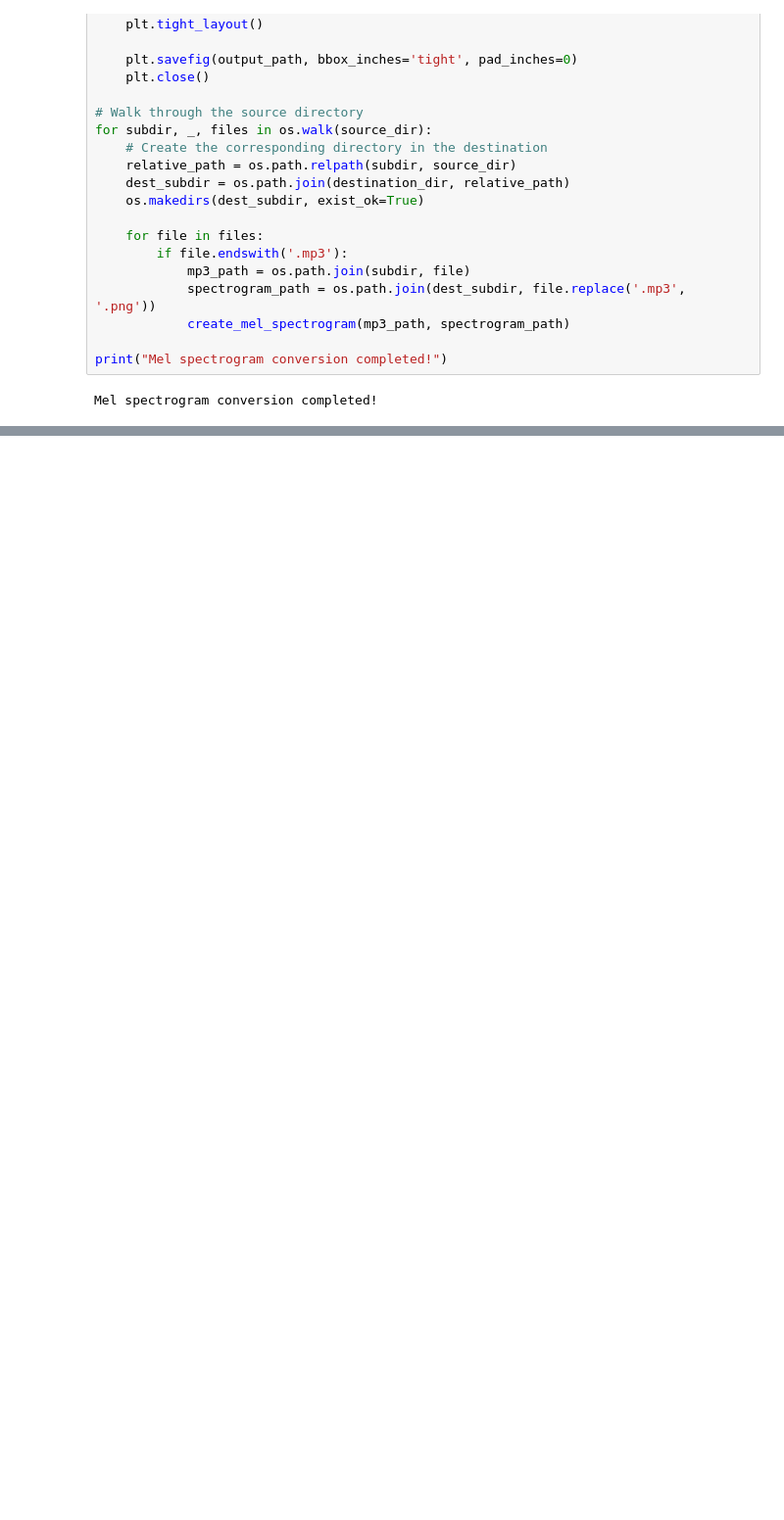
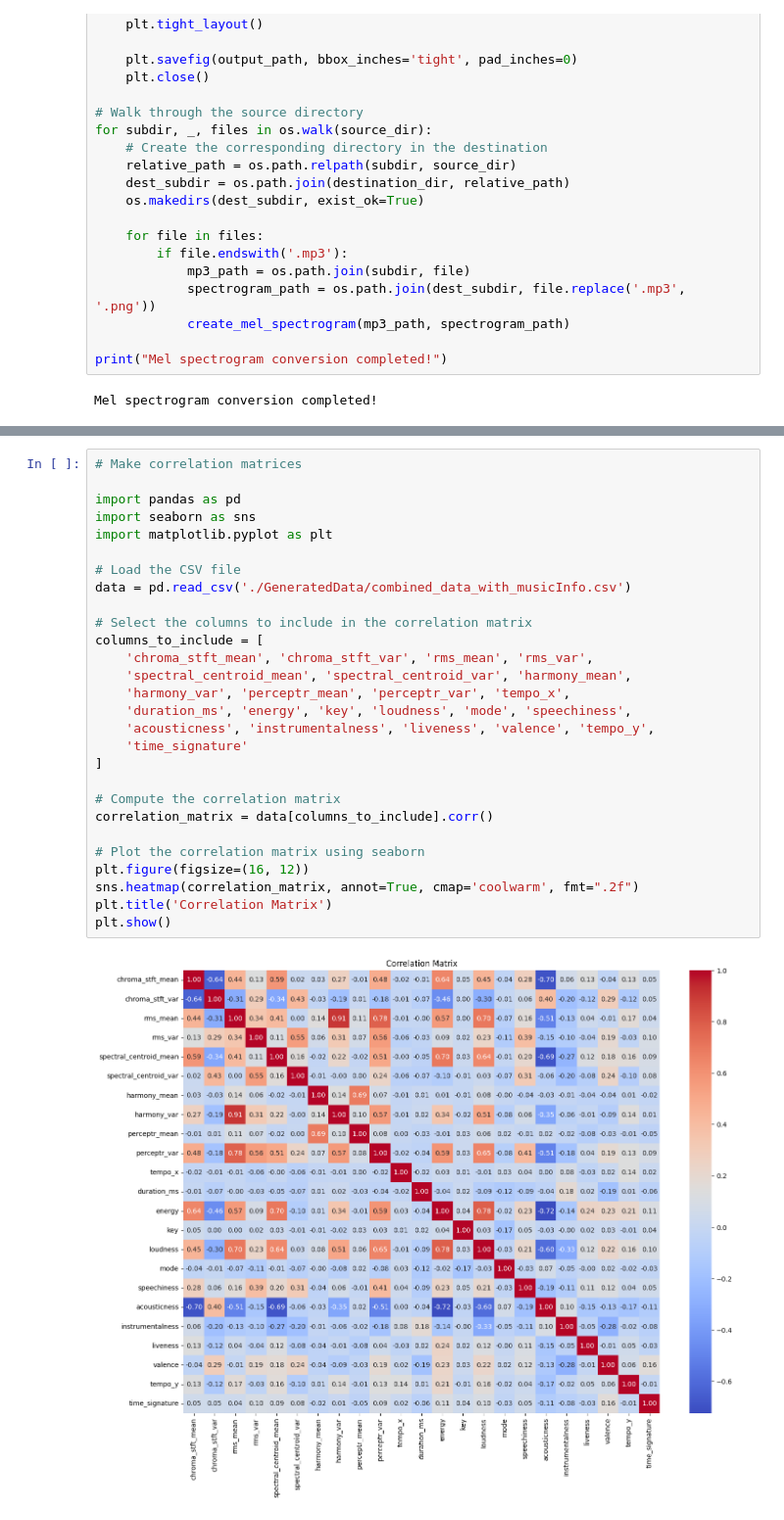
Before and after one commit to ReehalS/TeamTBD_SongClassifier, a Jupyter notebook: EDA.ipynb, the cells around one changed output, grey strips where cells are left out. Shown at 98% size. Drawn from its saved outputs; the diff is of its cells as text; blank space fills up the shorter version.

```diff
--- a/EDA.ipynb
+++ b/EDA.ipynb
@@ -85,0 +105,30 @@ Mel spectrogram conversion completed!
+# %%
+# Make correlation matrices
+
+import pandas as pd
+import seaborn as sns
+import matplotlib.pyplot as plt
+
+# Load the CSV file
+data = pd.read_csv('./GeneratedData/combined_data_with_musicInfo.csv')
+
+# Select the columns to include in the correlation matrix
+columns_to_include = [
+    'chroma_stft_mean', 'chroma_stft_var', 'rms_mean', 'rms_var',
+    'spectral_centroid_mean', 'spectral_centroid_var', 'harmony_mean',
+    'harmony_var', 'perceptr_mean', 'perceptr_var', 'tempo_x',
+    'duration_ms', 'energy', 'key', 'loudness', 'mode', 'speechiness',
+    'acousticness', 'instrumentalness', 'liveness', 'valence', 'tempo_y',
+    'time_signature'
+]
+
+# Compute the correlation matrix
+correlation_matrix = data[columns_to_include].corr()
+
+# Plot the correlation matrix using seaborn
+plt.figure(figsize=(16, 12))
+sns.heatmap(correlation_matrix, annot=True, cmap='coolwarm', fmt=".2f")
+plt.title('Correlation Matrix')
+plt.show()
+# %% [output]
+[figure, added]
```
Also changed, not shown: parts of 2 cells of this notebook, 6 other files.
